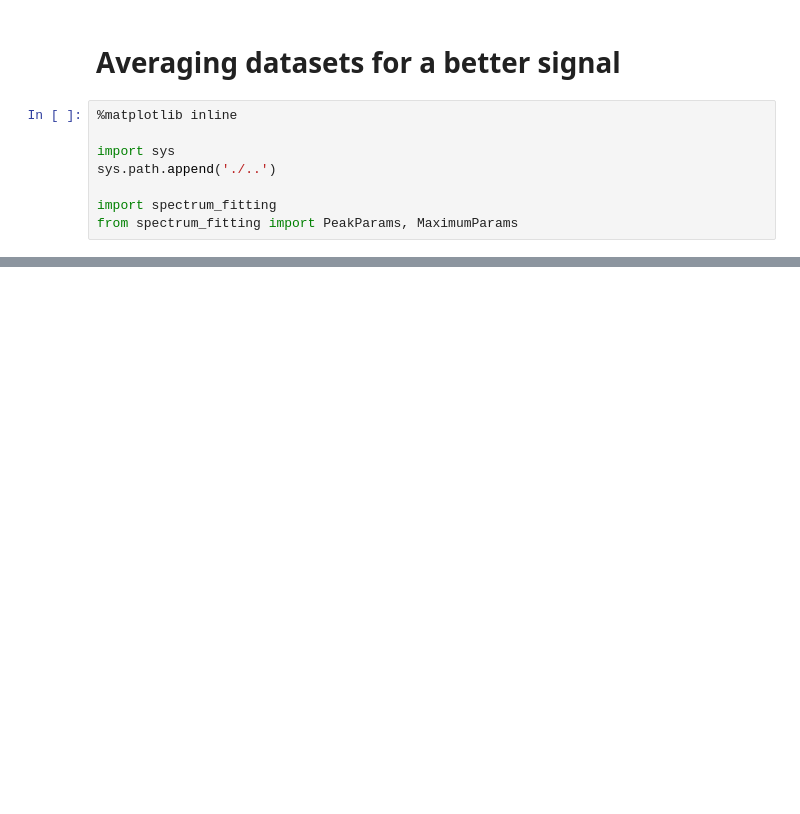
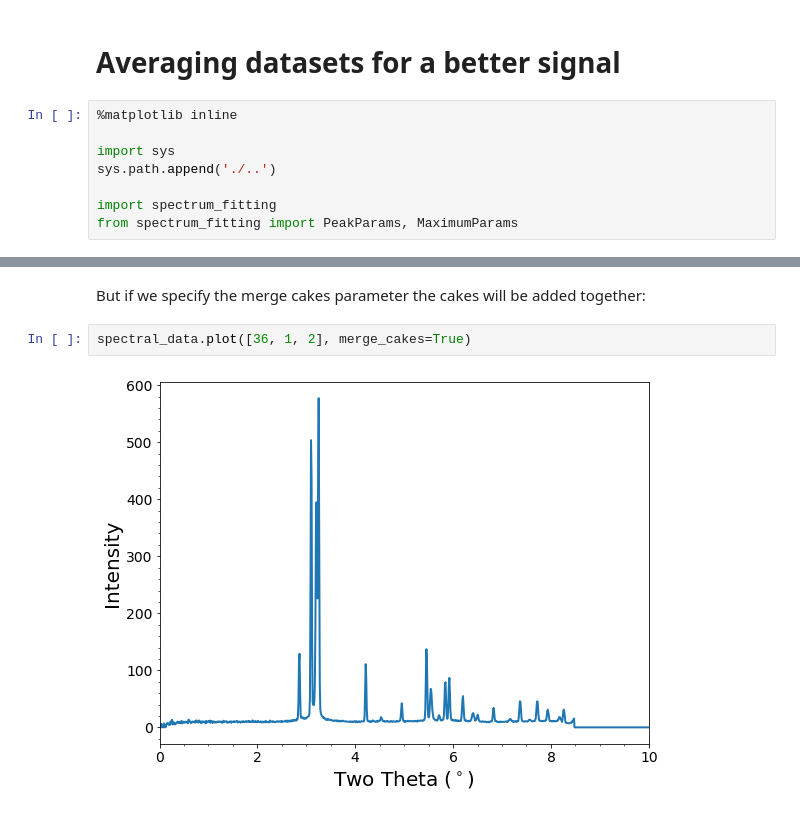
Before and after one commit to LightForm-group/xrdfit, a Jupyter notebook: tutorial notebooks/2 - Averaging for better signal.ipynb, the cells around one changed output, grey strips where cells are left out. Drawn from its saved outputs; the diff is of its cells as text; blank space fills up the shorter version.

```diff
--- a/tutorial notebooks/2 - Averaging for better signal.ipynb
+++ b/tutorial notebooks/2 - Averaging for better signal.ipynb
@@ -32,0 +29,6 @@ Spectrum successfully loaded from file.
+# %% [markdown]
+But if we specify the merge cakes parameter the cakes will be added together:
+# %%
+spectral_data.plot([36, 1, 2], merge_cakes=True)
+# %% [output]
+[figure, added]
```
Also changed, not shown: parts of 18 cells of this notebook, 3 other files.
